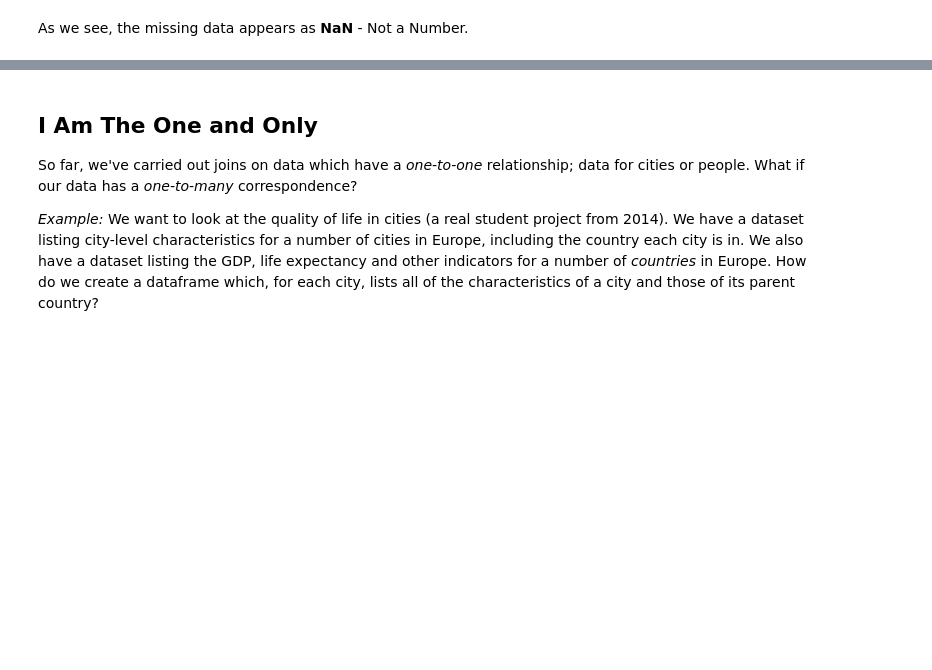
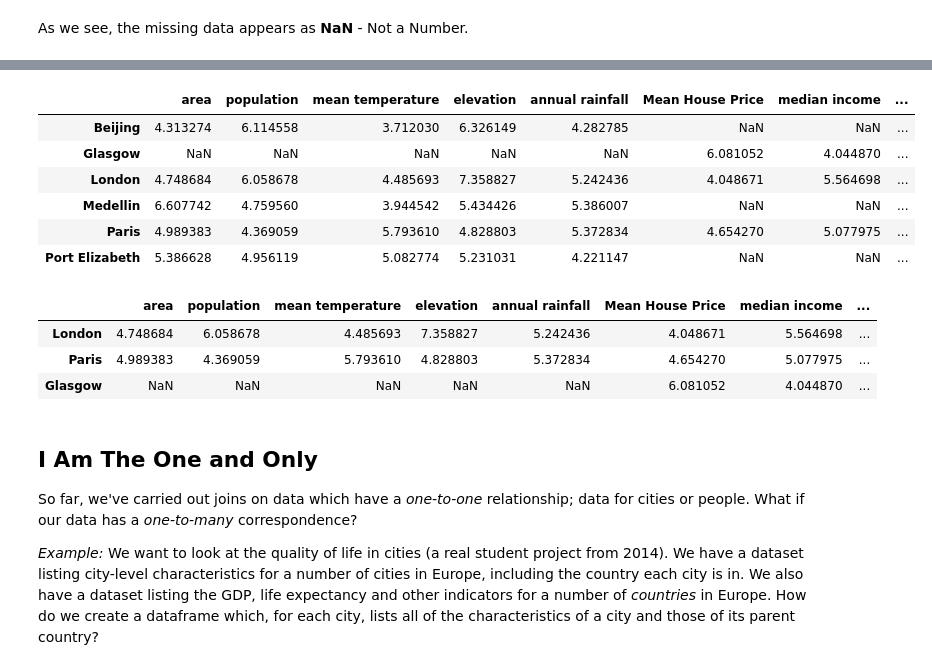
Before and after one commit to awenroberts/QM2, a Jupyter notebook: Copy_of_W6_Merging_and_Joining_in_Python.ipynb, the cells around one changed output, grey strips where cells are left out. Drawn from its saved outputs; the diff is of its cells as text; code cells hidden in the pictures; blank space fills up the shorter version.

```diff
--- a/Copy_of_W6_Merging_and_Joining_in_Python.ipynb
+++ b/Copy_of_W6_Merging_and_Joining_in_Python.ipynb
@@ -336,3 +407,24 @@ Carry out *right* and *outer* joins on the dataframes df1 and df5 and explain ho
+# %%
+#OUTER
+df_joined_outer = df1.merge(df5, left_index=True, right_index=True, how='outer')
+df_joined_outer
+# %% [output]
+|  | area | population | mean temperature | elevation | annual rainfall | Mean House Price | median income | ... |
+| Beijing | 4.313274 | 6.114558 | 3.712030 | 6.326149 | 4.282785 | NaN | NaN | ... |
+| Glasgow | NaN | NaN | NaN | NaN | NaN | 6.081052 | 4.044870 | ... |
+| London | 4.748684 | 6.058678 | 4.485693 | 7.358827 | 5.242436 | 4.048671 | 5.564698 | ... |
+| Medellin | 6.607742 | 4.759560 | 3.944542 | 5.434426 | 5.386007 | NaN | NaN | ... |
+| Paris | 4.989383 | 4.369059 | 5.793610 | 4.828803 | 5.372834 | 4.654270 | 5.077975 | ... |
+| Port Elizabeth | 5.386628 | 4.956119 | 5.082774 | 5.231031 | 4.221147 | NaN | NaN | ... |
+# %%
+#RIGHT
+df_joined_right = df1.merge(df5, left_index=True, right_index=True, how='right')
+df_joined_right
+# %% [output]
+|  | area | population | mean temperature | elevation | annual rainfall | Mean House Price | median income | ... |
+| London | 4.748684 | 6.058678 | 4.485693 | 7.358827 | 5.242436 | 4.048671 | 5.564698 | ... |
+| Paris | 4.989383 | 4.369059 | 5.793610 | 4.828803 | 5.372834 | 4.654270 | 5.077975 | ... |
+| Glasgow | NaN | NaN | NaN | NaN | NaN | 6.081052 | 4.044870 | ... |
 # %% [markdown]
 ## I Am The One and Only
 
```
Also changed, not shown: parts of 42 cells of this notebook.
